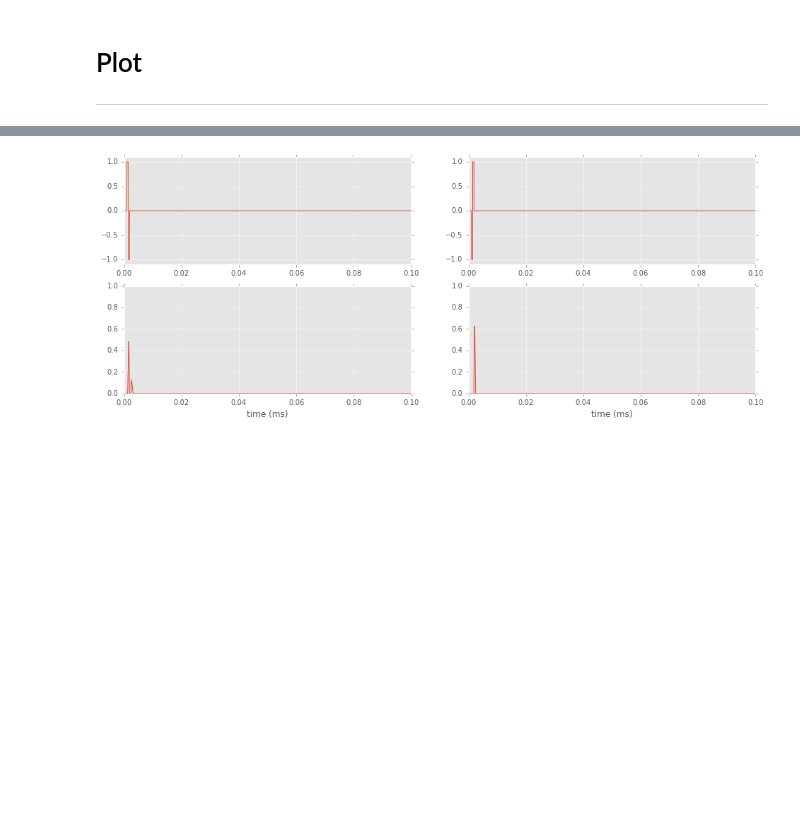
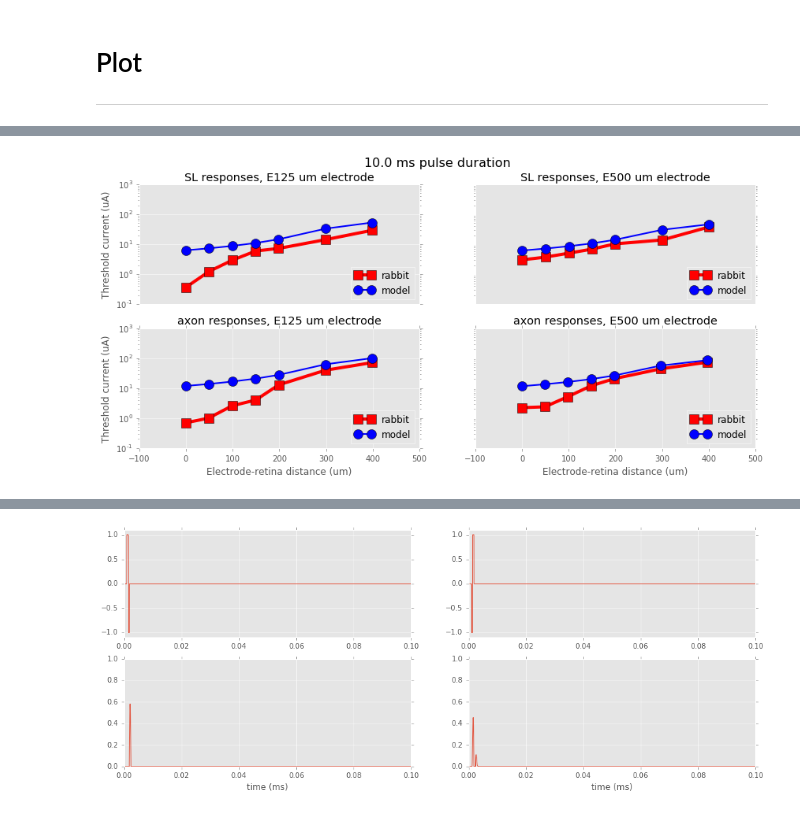
Before and after one commit to mbeyeler/pulse2percept, a Jupyter notebook: examples/notebooks/2.0-fit-SL-axon.ipynb, the cells around one changed output, grey strips where cells are left out. Cells and saved outputs as stored; diff of their text form; code cells hidden in the pictures; blank space fills up the shorter version.

```diff
--- a/examples/notebooks/2.0-fit-SL-axon.ipynb
+++ b/examples/notebooks/2.0-fit-SL-axon.ipynb
@@ -551,0 +578,40 @@ plt.savefig('jensen2005_fig4.png')
+# %%
+plt.figure(figsize=(14, 6))
+
+subplot = 1
+pdur = 10
+ptype = 'p%.1f' % pdur
+plt.suptitle('%.1f ms pulse duration' % pdur, fontsize=16)
+for rtype in ['SL', 'axon']:
+    for diam in [125, 500]:
+        ename = 'E%.0f' % diam
+        model = get_model(res.x, diam, 25.0)
+
+        plt.subplot(2, 2, subplot)
+
+        fig5 = run_jensen2005_fig5_findamp(model, rtype, pdur / 1000.0,
+                                           jensen2005[ename][rtype][ptype][:, 0])
+
+        plt.semilogy(jensen2005[ename][rtype][ptype][:, 0], jensen2005[ename][rtype][ptype][:, 1],
+                   's-r', linewidth=4, markersize=12, label='rabbit')
+        plt.semilogy(jensen2005[ename][rtype][ptype][:, 0], fig5['amp_match'],
+                   'o-b', linewidth=2, markersize=12, label='model')
+
+        plt.title('%s responses, %s um electrode' % (rtype, ename))
+        plt.legend(loc='lower right')
+        plt.xlim(-100, 500)
+        plt.ylim(0.1, 1000)
+        if subplot > 2:
+            plt.xlabel('Electrode-retina distance (um)')
+        else:
+            plt.xticks([])
+        if (subplot - 1) % 2 == 0:
+            plt.yticks([0.1, 1, 10, 100, 1000])
+            plt.ylabel('Threshold current (uA)')
+        else:
+            plt.yticks([])
+
+        subplot += 1
+plt.savefig('jensen2005_fig5_%s.png' % ptype)
+# %% [output]
+[figure, added]
```
Also changed, not shown: parts of 34 cells of this notebook, 8 other files.
